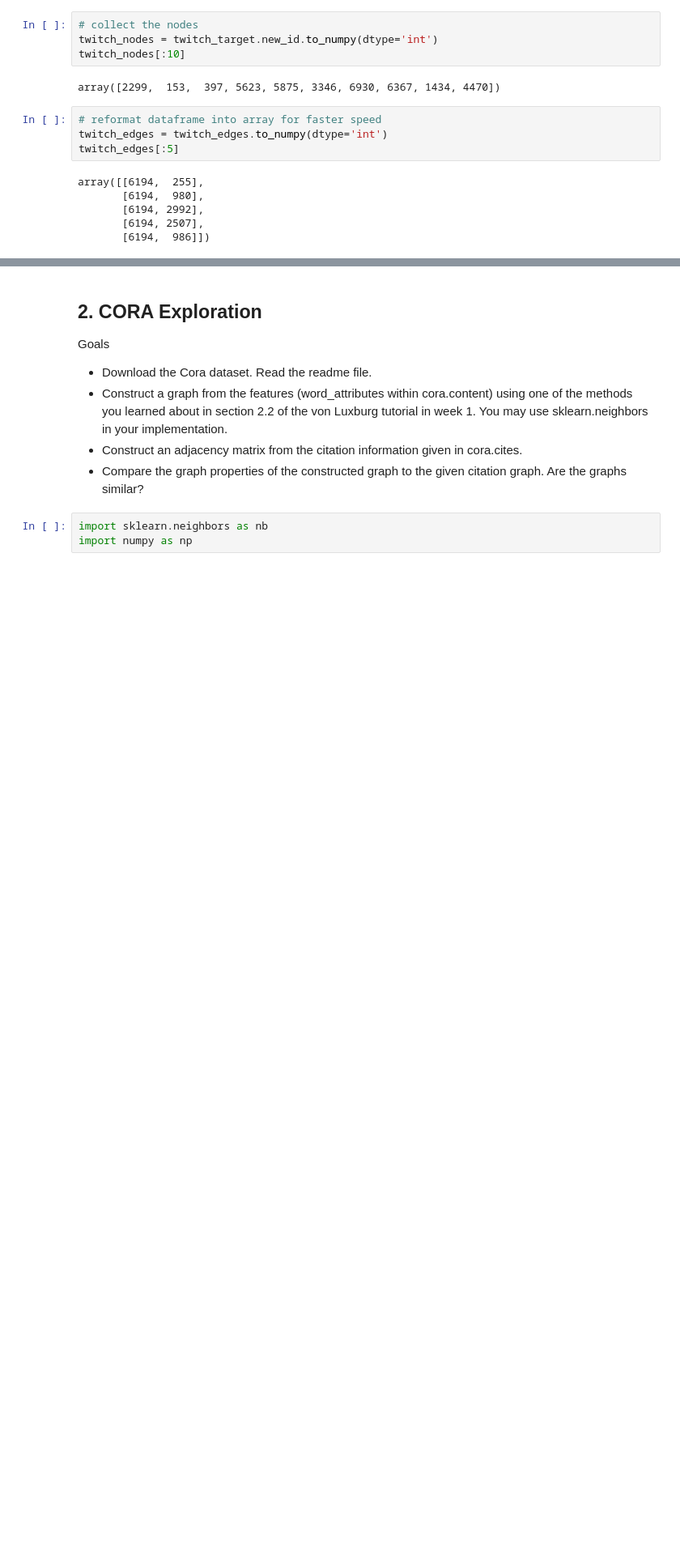
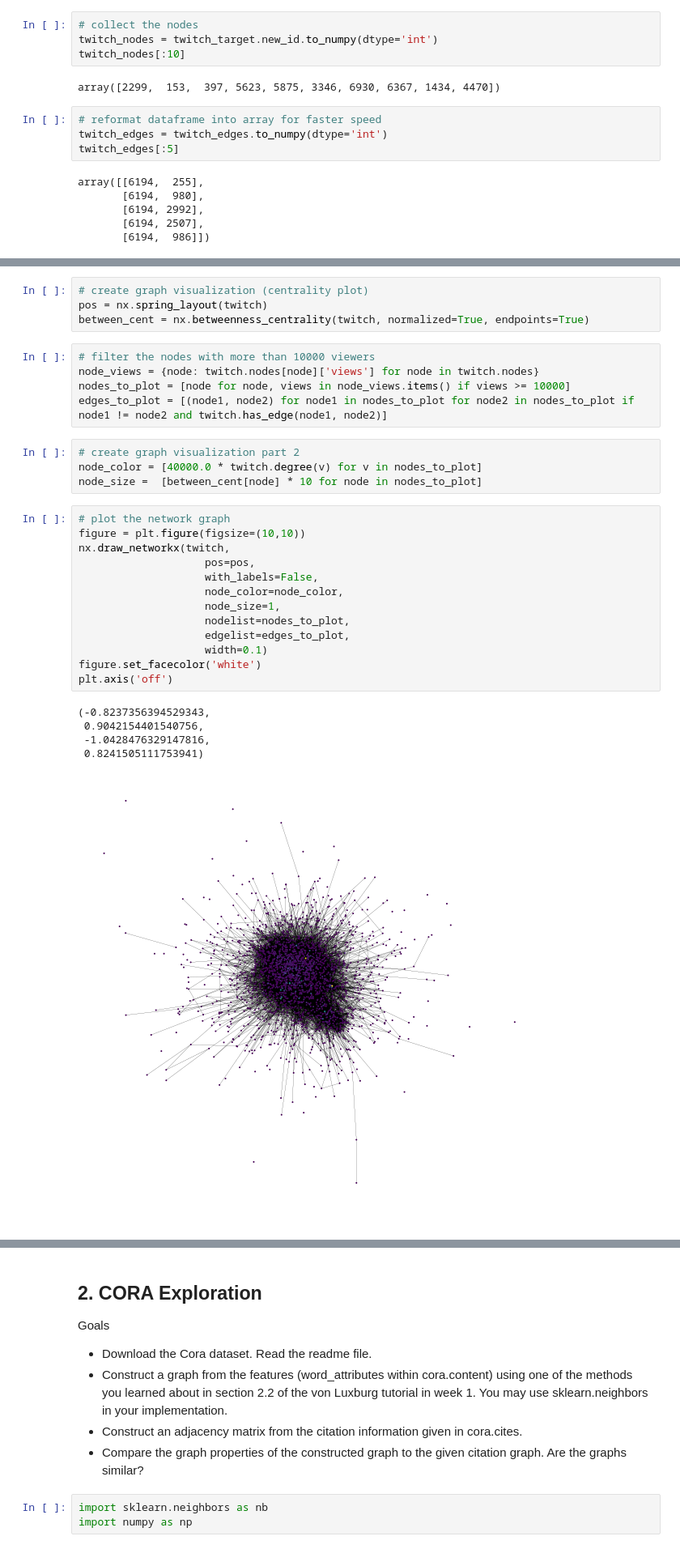
Before and after one commit to Barry0121/graph-neural-net-benchmark, a Jupyter notebook: notebooks/graph-base-data.ipynb, the cells around one changed output, grey strips where cells are left out. Shown: that part at 81% size. Saved outputs shown, nothing was run; the diff lists cells and outputs as text; blank space fills up the shorter version.

```diff
--- a/notebooks/graph-base-data.ipynb
+++ b/notebooks/graph-base-data.ipynb
@@ -57,0 +112,32 @@ Average Degree.
+# %%
+# create graph visualization (centrality plot)
+pos = nx.spring_layout(twitch)
+between_cent = nx.betweenness_centrality(twitch, normalized=True, endpoints=True)
+# %%
+# filter the nodes with more than 10000 viewers
+node_views = {node: twitch.nodes[node]['views'] for node in twitch.nodes}
+nodes_to_plot = [node for node, views in node_views.items() if views >= 10000]
+edges_to_plot = [(node1, node2) for node1 in nodes_to_plot for node2 in nodes_to_plot if node1 != node2 and twitch.has_edge(node1, node2)]
+# %%
+# create graph visualization part 2
+node_color = [40000.0 * twitch.degree(v) for v in nodes_to_plot]
+node_size =  [between_cent[node] * 10 for node in nodes_to_plot]
+# %%
+# plot the network graph
+figure = plt.figure(figsize=(10,10))
+nx.draw_networkx(twitch,
+                    pos=pos,
+                    with_labels=False,
+                    node_color=node_color,
+                    node_size=1,
+                    nodelist=nodes_to_plot,
+                    edgelist=edges_to_plot,
+                    width=0.1)
+figure.set_facecolor('white')
+plt.axis('off')
+# %% [output]
+(-0.8237356394529343,
+ 0.9042154401540756,
+ -1.0428476329147816,
+ 0.8241505111753941)
+[figure, added]
```
Also changed, not shown: parts of 7 cells of this notebook, 1 other file.
